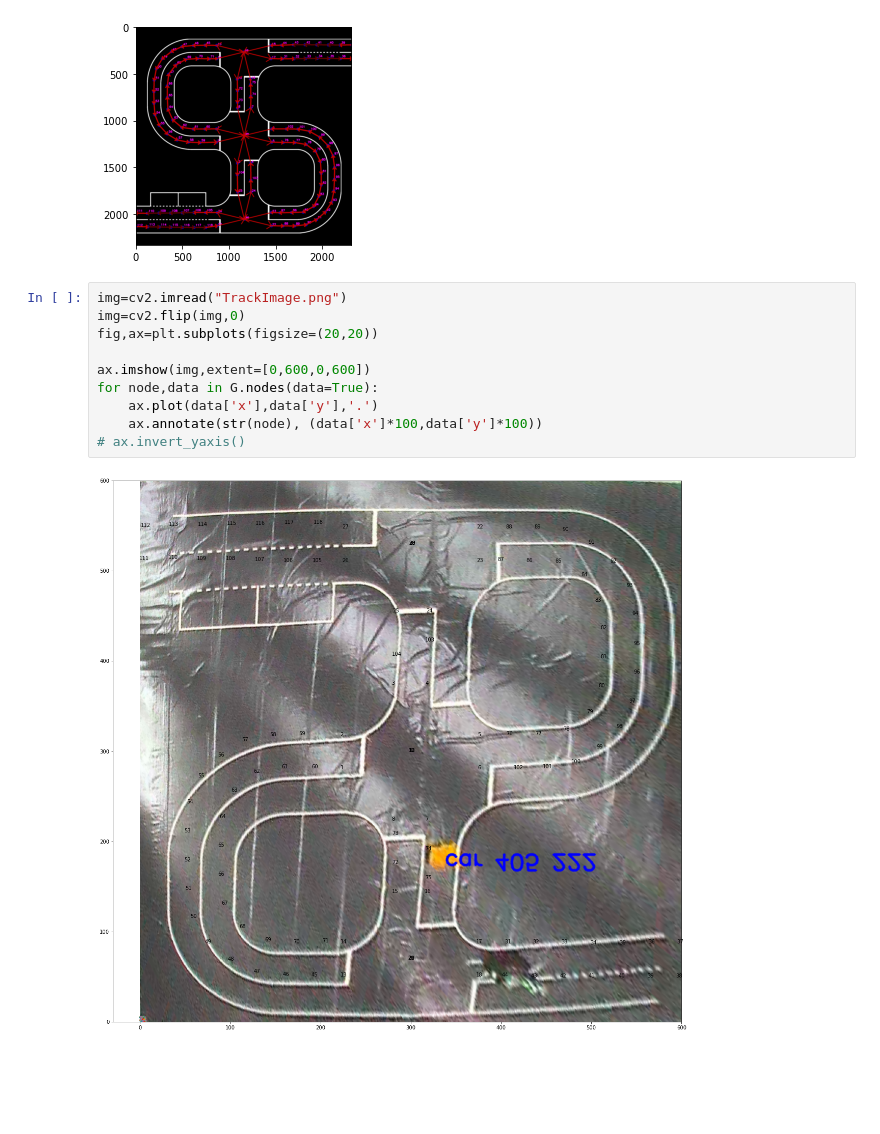
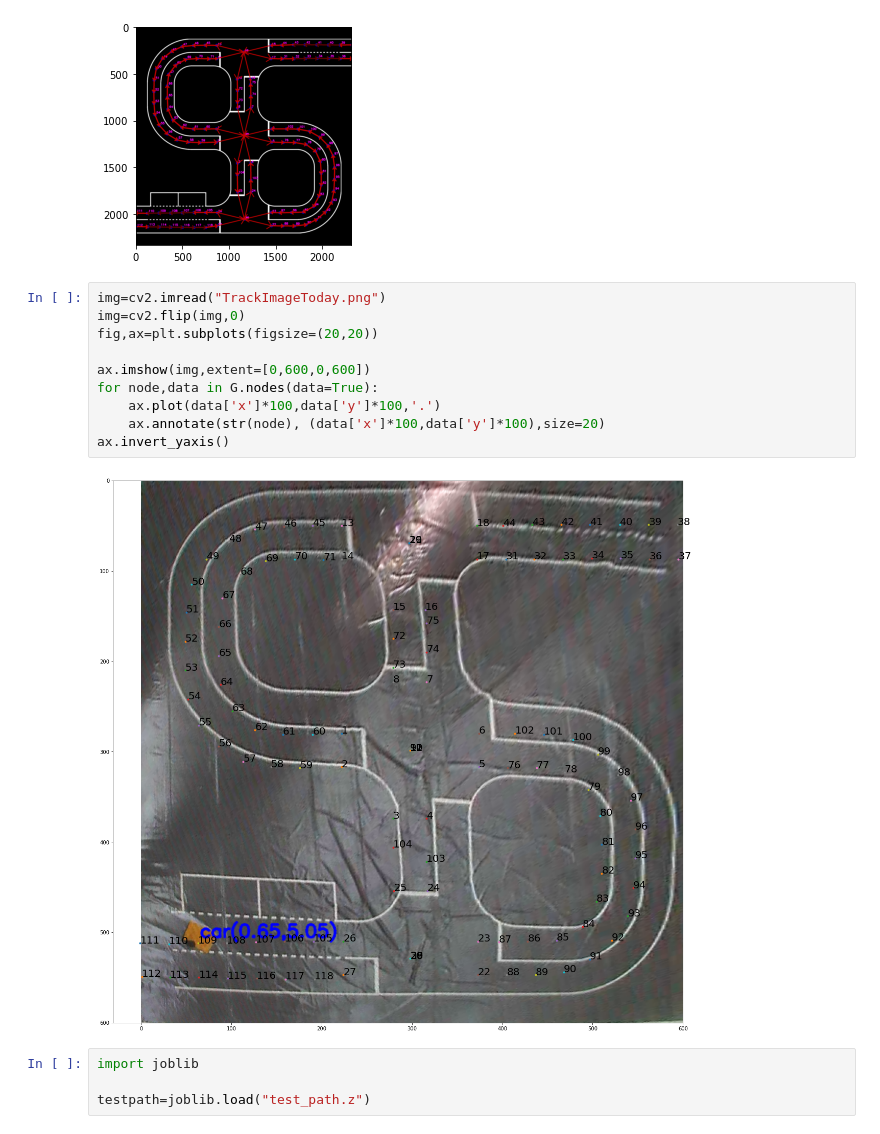
Before and after one commit to Kaushal1011/akatsuki_au_bfmc21, a Jupyter notebook: nbs/PhysicalLocSysSuperImpose.ipynb, the cells around one changed output. Cells and saved outputs as stored; diff of their text form; blank space fills up the shorter version.

```diff
--- a/nbs/PhysicalLocSysSuperImpose.ipynb
+++ b/nbs/PhysicalLocSysSuperImpose.ipynb
@@ -15,14 +15,18 @@ plt.imshow(img)
 <matplotlib.image.AxesImage at 0x...>
 [figure]
 # %%
-img=cv2.imread("TrackImage.png")
+img=cv2.imread("TrackImageToday.png")
 img=cv2.flip(img,0)
 fig,ax=plt.subplots(figsize=(20,20))
 
 ax.imshow(img,extent=[0,600,0,600])
 for node,data in G.nodes(data=True):
-    ax.plot(data['x'],data['y'],'.')
-    ax.annotate(str(node), (data['x']*100,data['y']*100))
-# ax.invert_yaxis()
+    ax.plot(data['x']*100,data['y']*100,'.')
+    ax.annotate(str(node), (data['x']*100,data['y']*100),size=20)
+ax.invert_yaxis()
 # %% [output]
-[figure, old version]
+[figure, new version]
+# %%
+import joblib
+
+testpath=joblib.load("test_path.z")
```
Also changed, not shown: parts of 1 cell of this notebook, 2 other files.
